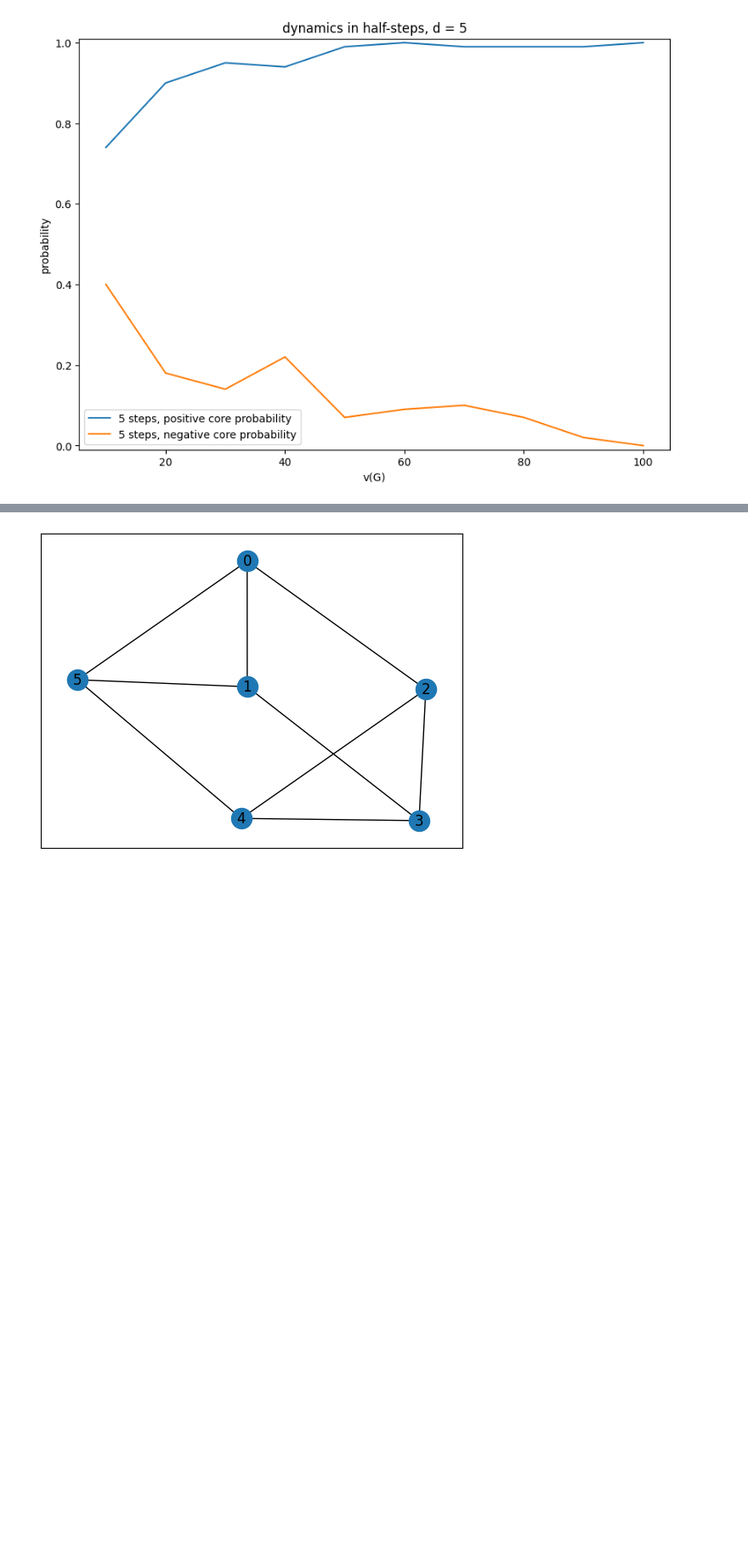
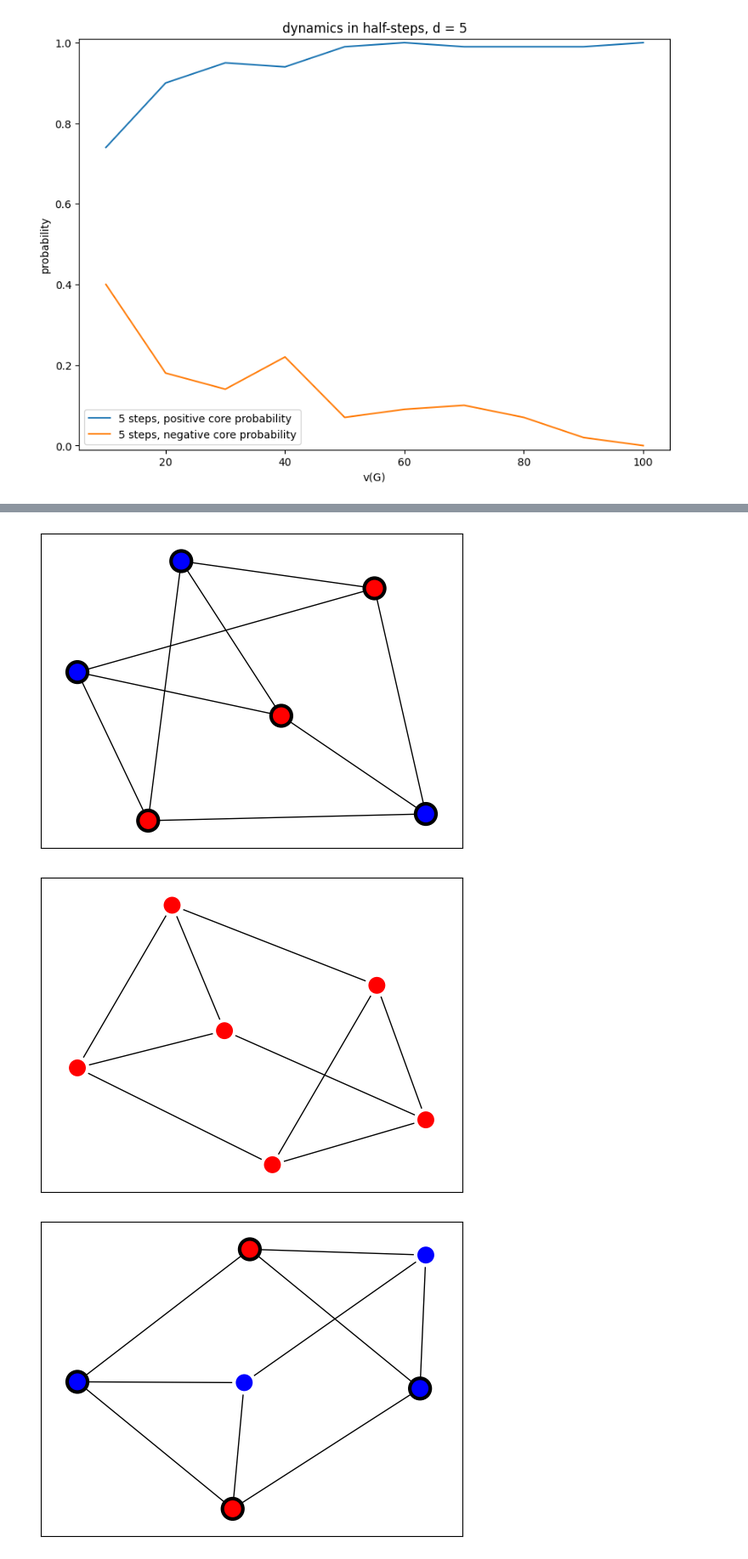
Before and after one commit to Paul566/internal-cuts, a Jupyter notebook: swap-processes.ipynb, the cells around one changed output, grey strips where cells are left out. Shown at 85% size. Drawn from its saved outputs; the diff is of its cells as text; code cells hidden in the pictures; blank space fills up the shorter version.

```diff
--- a/swap-processes.ipynb
+++ b/swap-processes.ipynb
@@ -427,3 +431,21 @@ plt.legend();
 plt.savefig(f'proba_red_core_in_halves_{d}.png')
 # %% [output]
 [figure]
+# %%
+fig, ax = plt.subplots(3, 4, figsize=(20, 15))
+
+for i in range(3):
+    for j in range(4):
+        graph = nx.random_regular_graph(5 if i == 2 else 3, 6 + 4 * i)
+        result = generate_result(graph)
+
+        plt.subplot(3, 4, i * 4 + j + 1)
+        colors = ['red' if x == 1 else 'blue' for x in result[0]]
+        edgecolors = ['black' if x != y else 'white' for x, y in zip(result[0], result[1])]
+        nx.draw_networkx(graph,
+                         node_color=colors,
+                         with_labels=False,
+                         pos=nx.spring_layout(graph),
+                         edgecolors=edgecolors,
+                         linewidths=3,
+                         nodelist=range(graph.number_of_nodes()))
@@ -430,8 +454,12 @@ plt.savefig(f'proba_red_core_in_halves_{d}.png')
 # %%
 d = 3
 num_vxs = 6
 
-graph = nx.random_regular_graph(d, num_vxs)
-nx.draw_networkx(graph, pos=nx.spring_layout(graph))
+for i in range(10):
+    graph = nx.random_regular_graph(d, num_vxs)
+    result = generate_result(graph)
+    draw_result(graph, result)
 # %% [output]
-[figure, old version]
+[figure, new version]
+[figure, added]
+[figure, added]
```
Also changed, not shown: parts of 41 cells of this notebook, 17 other files.
